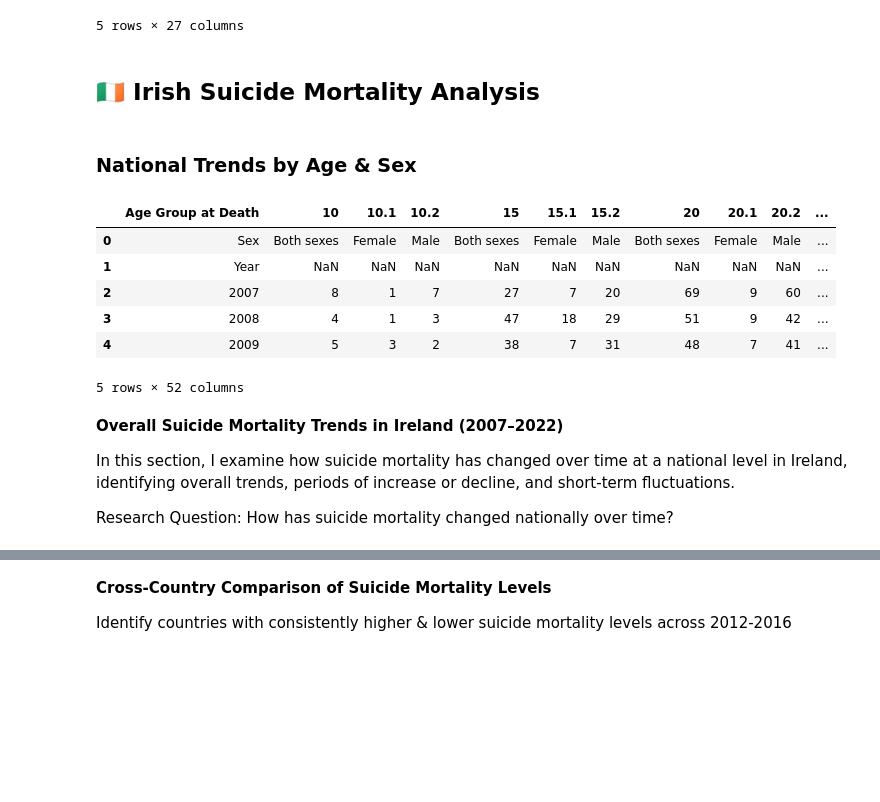
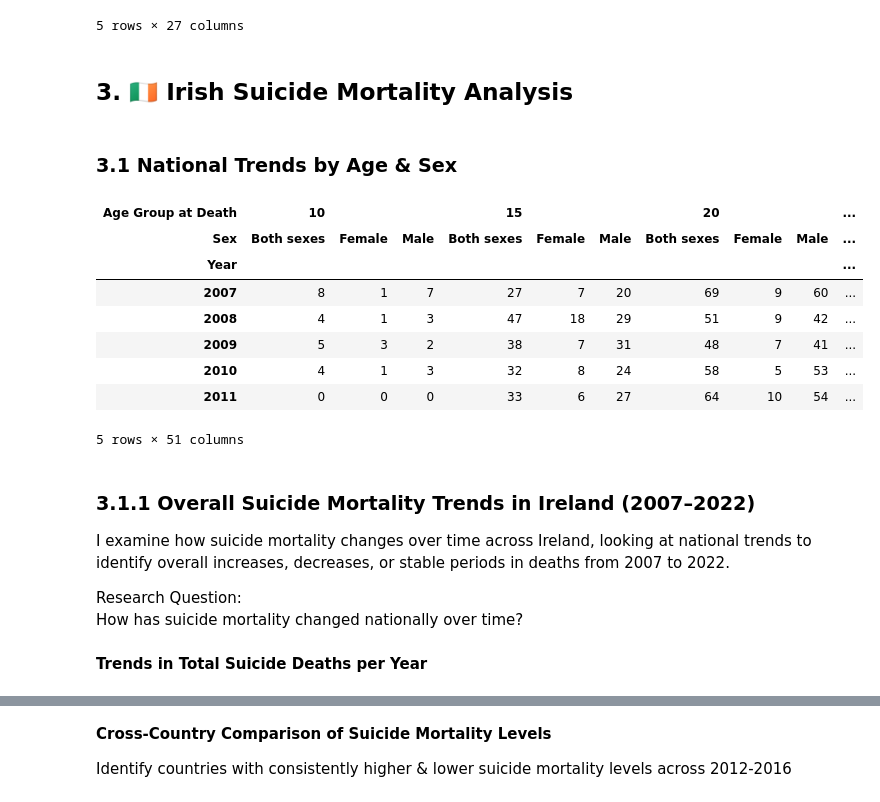
Before and after one commit to NibnabCodes/pfda_project, a Jupyter notebook: analysis.ipynb, the cells around one changed output, grey strips where cells are left out. Saved outputs shown, nothing was run; the diff lists cells and outputs as text; code cells hidden in the pictures; blank space fills up the shorter version.

```diff
--- a/analysis.ipynb
+++ b/analysis.ipynb
@@ -747,23 +749,32 @@ eu_mortality_pivot.head(5)
 | 2016 | 13.769369 | 16.841838 | 9.598258 | 4.167805 | 12.469391 | 11.971911 | 10.109946 | 13.906367 | 4.497509 | 7.688681 | ... | ... |
 5 rows × 27 columns
 # %% [markdown]
-## **🇮🇪 Irish Suicide Mortality Analysis**
+## **3. 🇮🇪 Irish Suicide Mortality Analysis**
 # %% [markdown]
-### **National Trends by Age & Sex**
+### **3.1 National Trends by Age & Sex**
 # %%
-irish_national_mortality = pd.read_csv('./data/irish_deaths_by_age_sex_pivot.csv')
+irish_national_mortality = pd.read_csv('./data/irish_deaths_by_age_sex_pivot.csv',
+    header=[0,1],
+    index_col=0
+)
+
 irish_national_mortality.head(5)
 # %% [output]
-|  | Age Group at Death | 10 | 10.1 | 10.2 | 15 | 15.1 | 15.2 | 20 | 20.1 | 20.2 | ... |
-| 0 | Sex | Both sexes | Female | Male | Both sexes | Female | Male | Both sexes | Female | Male | ... |
-| 1 | Year | NaN | NaN | NaN | NaN | NaN | NaN | NaN | NaN | NaN | ... |
-| 2 | 2007 | 8 | 1 | 7 | 27 | 7 | 20 | 69 | 9 | 60 | ... |
-| 3 | 2008 | 4 | 1 | 3 | 47 | 18 | 29 | 51 | 9 | 42 | ... |
-| 4 | 2009 | 5 | 3 | 2 | 38 | 7 | 31 | 48 | 7 | 41 | ... |
+| Age Group at Death | 10 |  |  | 15 |  |  | 20 |  |  | ... |
+| Sex | Both sexes | Female | Male | Both sexes | Female | Male | Both sexes | Female | Male | ... |
+| Year |  |  |  |  |  |  |  |  |  | ... |
+| 2007 | 8 | 1 | 7 | 27 | 7 | 20 | 69 | 9 | 60 | ... |
+| 2008 | 4 | 1 | 3 | 47 | 18 | 29 | 51 | 9 | 42 | ... |
+| 2009 | 5 | 3 | 2 | 38 | 7 | 31 | 48 | 7 | 41 | ... |
+| 2010 | 4 | 1 | 3 | 32 | 8 | 24 | 58 | 5 | 53 | ... |
+| 2011 | 0 | 0 | 0 | 33 | 6 | 27 | 64 | 10 | 54 | ... |
-5 rows × 52 columns
+5 rows × 51 columns
 # %% [markdown]
-**Overall Suicide Mortality Trends in Ireland (2007–2022)**
+### **3.1.1 Overall Suicide Mortality Trends in Ireland (2007–2022)**
 
-In this section, I examine how suicide mortality has changed over time at a national level in Ireland, identifying overall trends, periods of increase or decline, and short-term fluctuations.
+I examine how suicide mortality changes over time across Ireland, looking at national trends to identify overall increases, decreases, or stable periods in deaths from 2007 to 2022.
 
-Research Question: How has suicide mortality changed nationally over time?
+Research Question:
+How has suicide mortality changed nationally over time?
+# %% [markdown]
+**Trends in Total Suicide Deaths per Year**
```
Also changed, not shown: parts of 34 cells of this notebook.
